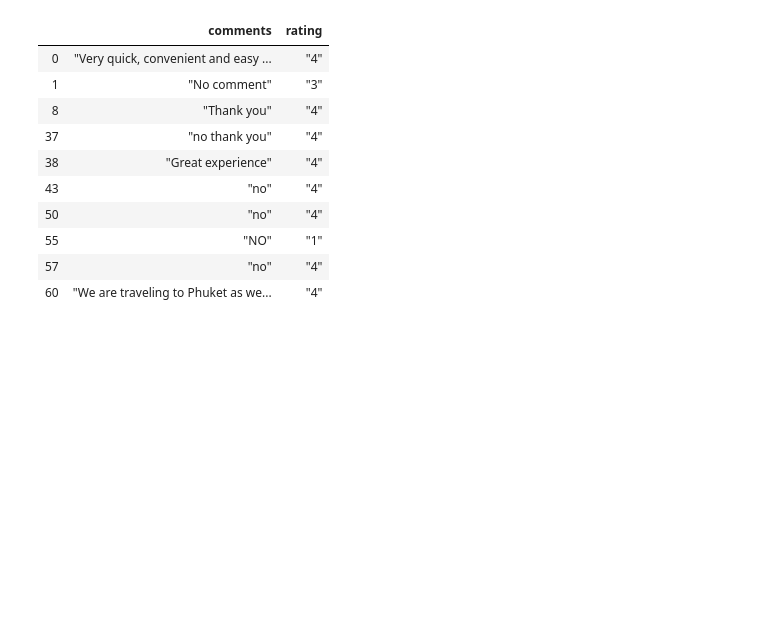
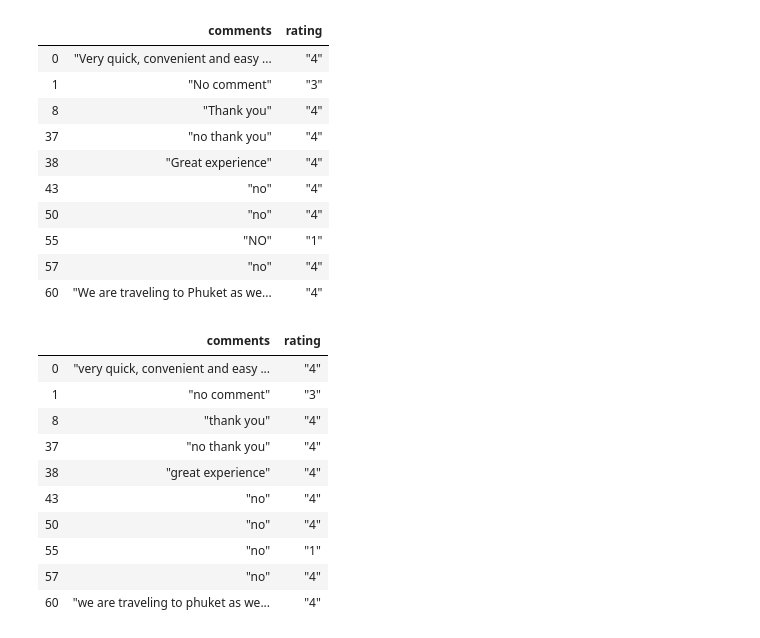
Before and after one commit to ThePhiri/ProjectAkili, a Jupyter notebook: data_exploration.ipynb, the cells around one changed output. Saved outputs shown, nothing was run; the diff lists cells and outputs as text; code cells hidden in the pictures; blank space fills up the shorter version.

```diff
--- a/data_exploration.ipynb
+++ b/data_exploration.ipynb
@@ -60,6 +61,22 @@ comments_df shape: (68, 2)
 | 55 | "NO" | "1" |
 | 57 | "no" | "4" |
 | 60 | "We are traveling to Phuket as we... | "4" |
+# %%
+#convert strings to lowercase
+comments_df['comments'] = df['comments'].str.lower()
+comments_df.head(10)
+# %% [output]
+|  | comments | rating |
+| 0 | "very quick, convenient and easy ... | "4" |
+| 1 | "no comment" | "3" |
+| 8 | "thank you" | "4" |
+| 37 | "no thank you" | "4" |
+| 38 | "great experience" | "4" |
+| 43 | "no" | "4" |
+| 50 | "no" | "4" |
+| 55 | "no" | "1" |
+| 57 | "no" | "4" |
+| 60 | "we are traveling to phuket as we... | "4" |
 # %%
 tokenized_comment = comments_df['comments'].apply(lambda x: x.split()) # tokenizing
 tokenized_comment.head()
```
Also changed, not shown: parts of 5 cells of this notebook.
